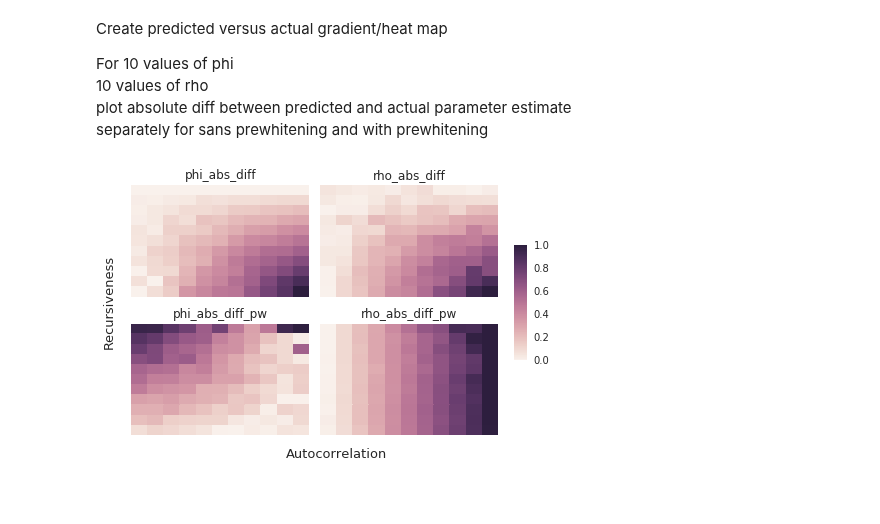
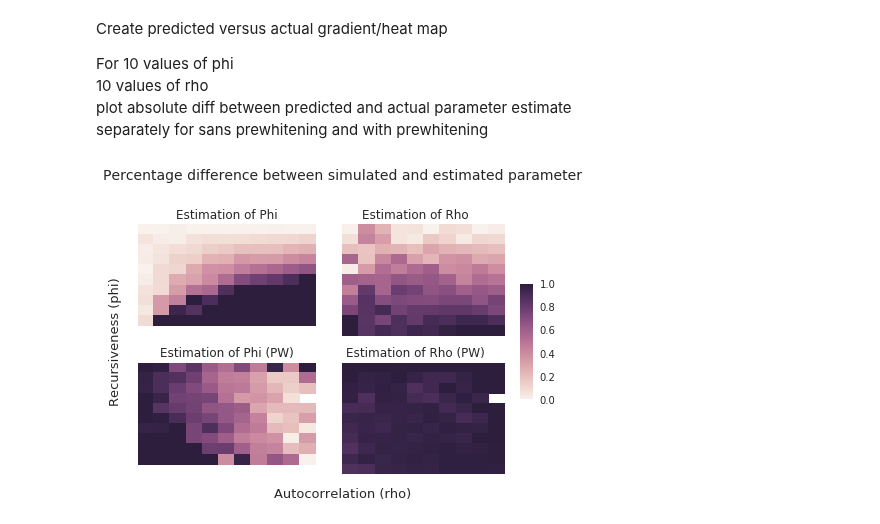
Before and after one commit to zenkavi/DevStudy_FmriNbs, a Jupyter notebook: notebooks/informationtransfermapping/TheoreticalResults/Recursivity_autocorrelation_prewhitening.ipynb, the cells around one changed output. Drawn from its saved outputs; the diff is of its cells as text; code cells hidden in the pictures; blank space fills up the shorter version.

```diff
--- a/notebooks/informationtransfermapping/TheoreticalResults/Recursivity_autocorrelation_prewhitening.ipynb
+++ b/notebooks/informationtransfermapping/TheoreticalResults/Recursivity_autocorrelation_prewhitening.ipynb
@@ -147,29 +147,30 @@ out_df.reset_index(drop=True,inplace=True)
 # %%
 out_df['phi_stim'] = round(out_df['phi_stim'],1)
 out_df['rho_stim'] = round(out_df['rho_stim'],1)
-out_df['phi_abs_diff'] = abs(out_df['phi_est'] - out_df['phi_stim'])
-out_df['rho_abs_diff'] = abs(out_df['rho_est'] - out_df['rho_stim'])
-out_df['phi_abs_diff_pw'] = abs(out_df['phi_est_pw'] - out_df['phi_stim'])
-out_df['rho_abs_diff_pw'] = abs(out_df['rho_est_pw'] - out_df['rho_stim'])
+out_df['phi_pct_diff'] = abs(out_df['phi_est'] - out_df['phi_stim'])/out_df['phi_stim']
+out_df['rho_pct_diff'] = abs(out_df['rho_est'] - out_df['rho_stim'])/out_df['rho_stim']
+out_df['phi_pct_diff_pw'] = abs(out_df['phi_est_pw'] - out_df['phi_stim'])/out_df['phi_stim']
+out_df['rho_pct_diff_pw'] = abs(out_df['rho_est_pw'] - out_df['rho_stim'])/out_df['rho_stim']
 # %%
 fig, axn = plt.subplots(2, 2, sharex=True, sharey=True)
 cbar_ax = fig.add_axes([.91, .3, .03, .4])
-vals = ['phi_abs_diff', 'rho_abs_diff', 'phi_abs_diff_pw', 'rho_abs_diff_pw']
-ax_titles = ['']
+vals = ['phi_pct_diff', 'rho_pct_diff', 'phi_pct_diff_pw', 'rho_pct_diff_pw']
+ax_titles = ['Estimation of Phi', 'Estimation of Rho', 'Estimation of Phi (PW)', 'Estimation of Rho (PW)']
 for i, ax in enumerate(axn.flat):
     df = out_df.pivot(index='phi_stim',columns='rho_stim',values='%s'%(vals[i]))
     sns.heatmap(df, ax=ax,
                 cbar=i == 0,
                 vmin=0, vmax=1,
                 xticklabels=False, yticklabels=False,
                 cbar_ax=None if i else cbar_ax)
-    ax.set_title('%s'%(vals[i]))
+    ax.set_title('%s'%(ax_titles[i]))
     ax.set_ylabel('')
     ax.set_xlabel('')
     ax.invert_yaxis()
 
-fig.text(-0.04, 0.5, 'Recursiveness', va='center', rotation='vertical', size=13)
-fig.text(0.5, -0.04, 'Autocorrelation', ha='center', size = 13)
+fig.suptitle("Percentage difference between simulated and estimated parameter", fontsize=14, y = 1.1)
+fig.text(-0.04, 0.5, 'Recursiveness (phi)', va='center', rotation='vertical', size=13)
+fig.text(0.5, -0.04, 'Autocorrelation (rho)', ha='center', size = 13)
 fig.tight_layout(rect=[0, 0, .9, 1])
 # %% [output]
-[figure, old version]
+[figure, new version]
```
